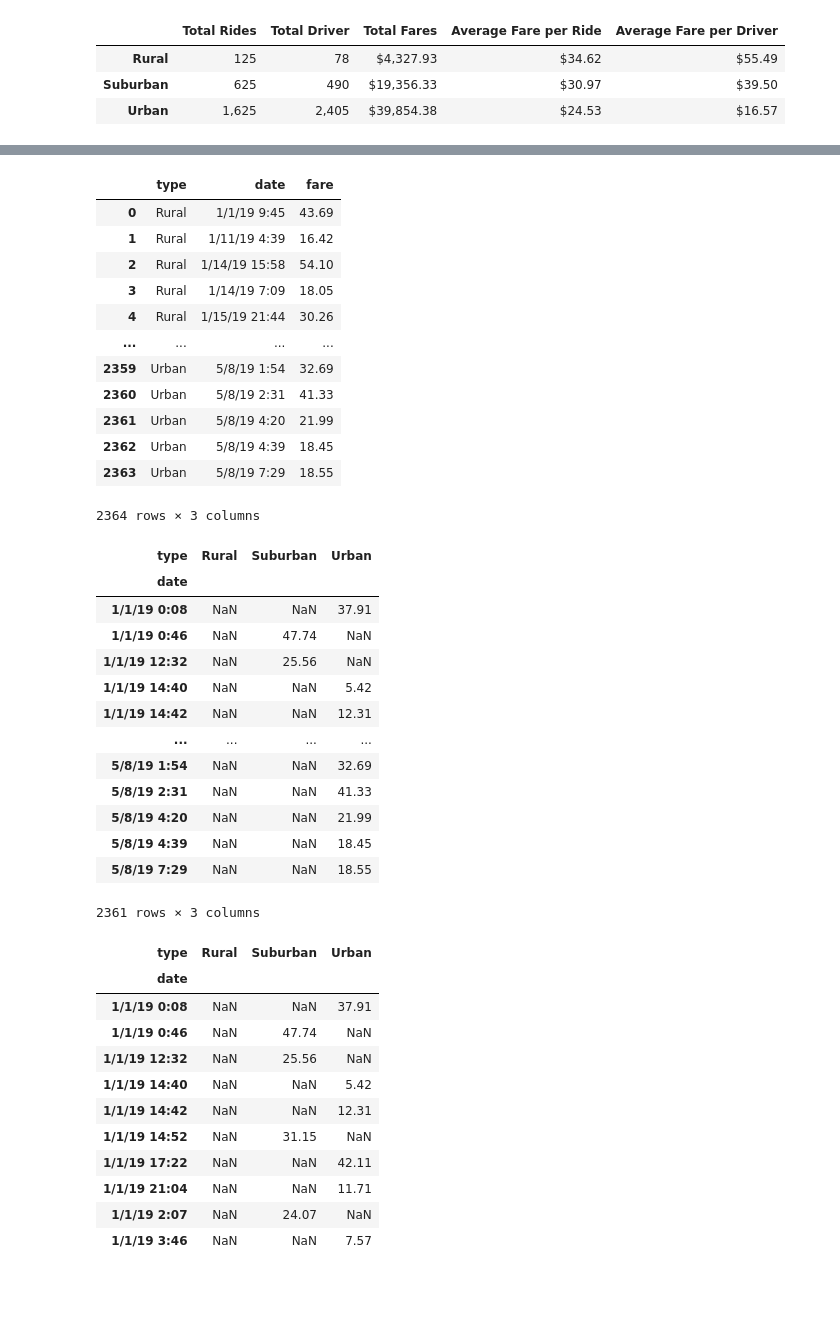
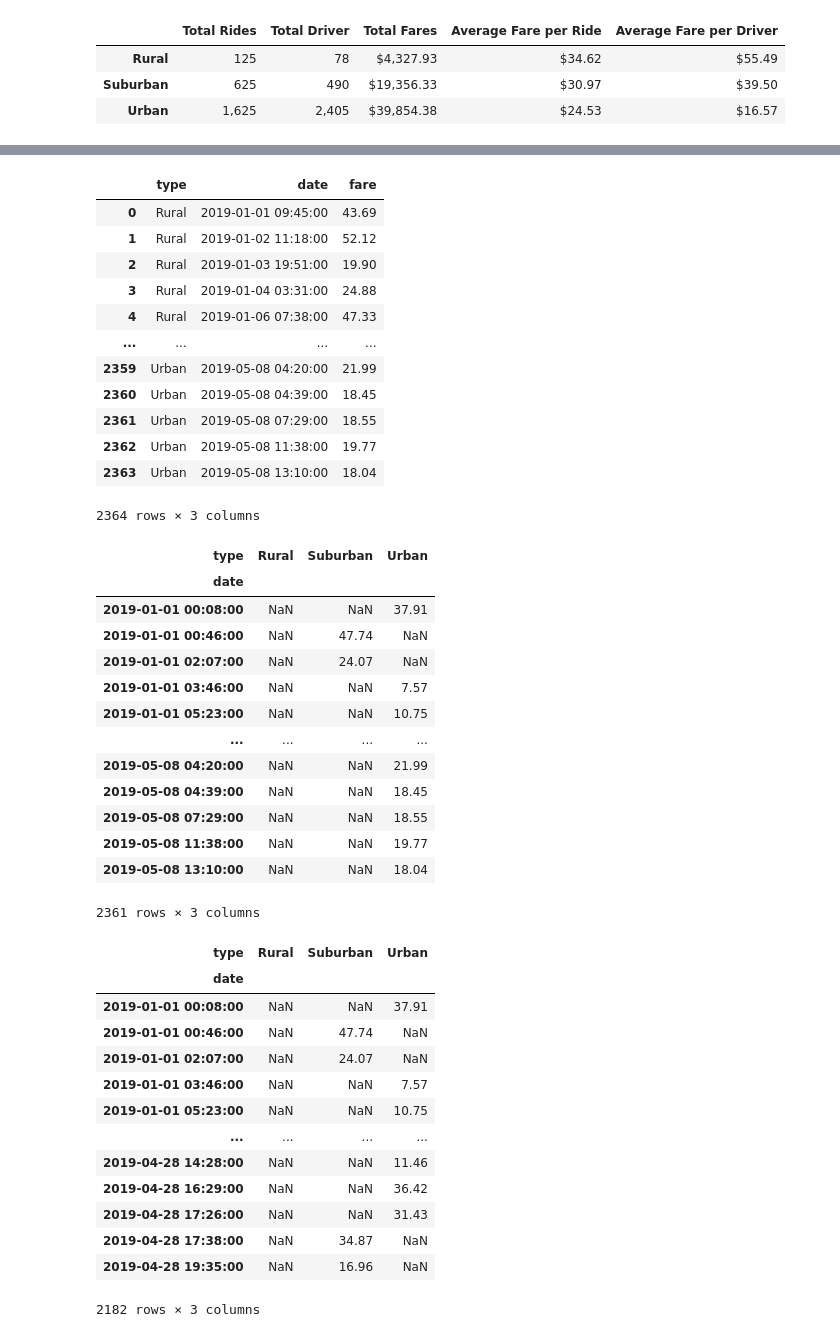
Before and after one commit to Angie1210/PyBer_Analysis., a Jupyter notebook: PyBer_Challenge.ipynb, the cells around one changed output, grey strips where cells are left out. Cells and saved outputs as stored; diff of their text form; code cells hidden in the pictures; blank space fills up the shorter version.

```diff
--- a/PyBer_Challenge.ipynb
+++ b/PyBer_Challenge.ipynb
@@ -11,7 +11,7 @@ ride_data_to_load = "Resources/ride_data.csv"
 
 # Read the City and Ride Data
 city_data_df = pd.read_csv(city_data_to_load)
-ride_data_df = pd.read_csv(ride_data_to_load)
+ride_data_df = pd.read_csv(ride_data_to_load,parse_dates=["date"])
 # %%
 city_data_df
 # %% [output]
@@ -167,10 +167,10 @@ pyber_summary_df
 #Deliverable2
 
 # 1. Read the merged DataFrame
-city_data_df = pd.read_csv(city_data_to_load)
-ride_data_df = pd.read_csv(ride_data_to_load)
+# city_data_df = pd.read_csv(city_data_to_load)
+# ride_data_df = pd.read_csv(ride_data_to_load)
 
-pyber_data_df = pd.merge(ride_data_df, city_data_df, how="left", on=["city", "city"])
+# pyber_data_df = pd.merge(ride_data_df, city_data_df, how="left", on=["city", "city"])
 
 # Display the data table for preview
 pyber_data_df
@@ -237,17 +253,17 @@ total_fare_per_date_df=total_fare_per_date_df.reset_index()
 total_fare_per_date_df
 # %% [output]
 |  | type | date | fare |
-| 0 | Rural | 1/1/19 9:45 | 43.69 |
-| 1 | Rural | 1/11/19 4:39 | 16.42 |
-| 2 | Rural | 1/14/19 15:58 | 54.10 |
-| 3 | Rural | 1/14/19 7:09 | 18.05 |
-| 4 | Rural | 1/15/19 21:44 | 30.26 |
+| 0 | Rural | 2019-01-01 09:45:00 | 43.69 |
+| 1 | Rural | 2019-01-02 11:18:00 | 52.12 |
+| 2 | Rural | 2019-01-03 19:51:00 | 19.90 |
+| 3 | Rural | 2019-01-04 03:31:00 | 24.88 |
+| 4 | Rural | 2019-01-06 07:38:00 | 47.33 |
 | ... | ... | ... | ... |
-| 2359 | Urban | 5/8/19 1:54 | 32.69 |
-| 2360 | Urban | 5/8/19 2:31 | 41.33 |
-| 2361 | Urban | 5/8/19 4:20 | 21.99 |
-| 2362 | Urban | 5/8/19 4:39 | 18.45 |
-| 2363 | Urban | 5/8/19 7:29 | 18.55 |
+| 2359 | Urban | 2019-05-08 04:20:00 | 21.99 |
+| 2360 | Urban | 2019-05-08 04:39:00 | 18.45 |
+| 2361 | Urban | 2019-05-08 07:29:00 | 18.55 |
+| 2362 | Urban | 2019-05-08 11:38:00 | 19.77 |
+| 2363 | Urban | 2019-05-08 13:10:00 | 18.04 |
 2364 rows × 3 columns
 # %%
 # 4. Create a pivot table with the 'date' as the index, the columns ='type', and values='fare'
@@ -257,36 +273,38 @@ total_fare_per_city_per_date
 # %% [output]
 | type | Rural | Suburban | Urban |
 | date |  |  |  |
-| 1/1/19 0:08 | NaN | NaN | 37.91 |
-| 1/1/19 0:46 | NaN | 47.74 | NaN |
-| 1/1/19 12:32 | NaN | 25.56 | NaN |
-| 1/1/19 14:40 | NaN | NaN | 5.42 |
-| 1/1/19 14:42 | NaN | NaN | 12.31 |
+| 2019-01-01 00:08:00 | NaN | NaN | 37.91 |
+| 2019-01-01 00:46:00 | NaN | 47.74 | NaN |
+| 2019-01-01 02:07:00 | NaN | 24.07 | NaN |
+| 2019-01-01 03:46:00 | NaN | NaN | 7.57 |
+| 2019-01-01 05:23:00 | NaN | NaN | 10.75 |
 | ... | ... | ... | ... |
-| 5/8/19 1:54 | NaN | NaN | 32.69 |
-| 5/8/19 2:31 | NaN | NaN | 41.33 |
-| 5/8/19 4:20 | NaN | NaN | 21.99 |
-| 5/8/19 4:39 | NaN | NaN | 18.45 |
-| 5/8/19 7:29 | NaN | NaN | 18.55 |
+| 2019-05-08 04:20:00 | NaN | NaN | 21.99 |
+| 2019-05-08 04:39:00 | NaN | NaN | 18.45 |
+| 2019-05-08 07:29:00 | NaN | NaN | 18.55 |
+| 2019-05-08 11:38:00 | NaN | NaN | 19.77 |
+| 2019-05-08 13:10:00 | NaN | NaN | 18.04 |
 2361 rows × 3 columns
 # %%
 
 # 5. Create a new DataFrame from the pivot table DataFrame using loc on the given dates, '2019-01-01':'2019-04-29'.
-fare_between_dates=total_fare_per_city_per_date.loc['1/1/19':'4/29/19']
-fare_between_dates.head(10)
+fare_between_dates=total_fare_per_city_per_date.loc['1/1/19':'4/28/19']
+fare_between_dates
 # %% [output]
 | type | Rural | Suburban | Urban |
 | date |  |  |  |
-| 1/1/19 0:08 | NaN | NaN | 37.91 |
-| 1/1/19 0:46 | NaN | 47.74 | NaN |
-| 1/1/19 12:32 | NaN | 25.56 | NaN |
-| 1/1/19 14:40 | NaN | NaN | 5.42 |
-| 1/1/19 14:42 | NaN | NaN | 12.31 |
-| 1/1/19 14:52 | NaN | 31.15 | NaN |
-| 1/1/19 17:22 | NaN | NaN | 42.11 |
-| 1/1/19 21:04 | NaN | NaN | 11.71 |
-| 1/1/19 2:07 | NaN | 24.07 | NaN |
-| 1/1/19 3:46 | NaN | NaN | 7.57 |
+| 2019-01-01 00:08:00 | NaN | NaN | 37.91 |
+| 2019-01-01 00:46:00 | NaN | 47.74 | NaN |
+| 2019-01-01 02:07:00 | NaN | 24.07 | NaN |
+| 2019-01-01 03:46:00 | NaN | NaN | 7.57 |
+| 2019-01-01 05:23:00 | NaN | NaN | 10.75 |
+| ... | ... | ... | ... |
+| 2019-04-28 14:28:00 | NaN | NaN | 11.46 |
+| 2019-04-28 16:29:00 | NaN | NaN | 36.42 |
+| 2019-04-28 17:26:00 | NaN | NaN | 31.43 |
+| 2019-04-28 17:38:00 | NaN | 34.87 | NaN |
+| 2019-04-28 19:35:00 | NaN | 16.96 | NaN |
+2182 rows × 3 columns
 # %%
 # 6. Set the "date" index to datetime datatype. This is necessary to use the resample() method in Step 8.
 # df.index = pd.to_datetime(df.index)
```
Also changed, not shown: parts of 10 cells of this notebook.
